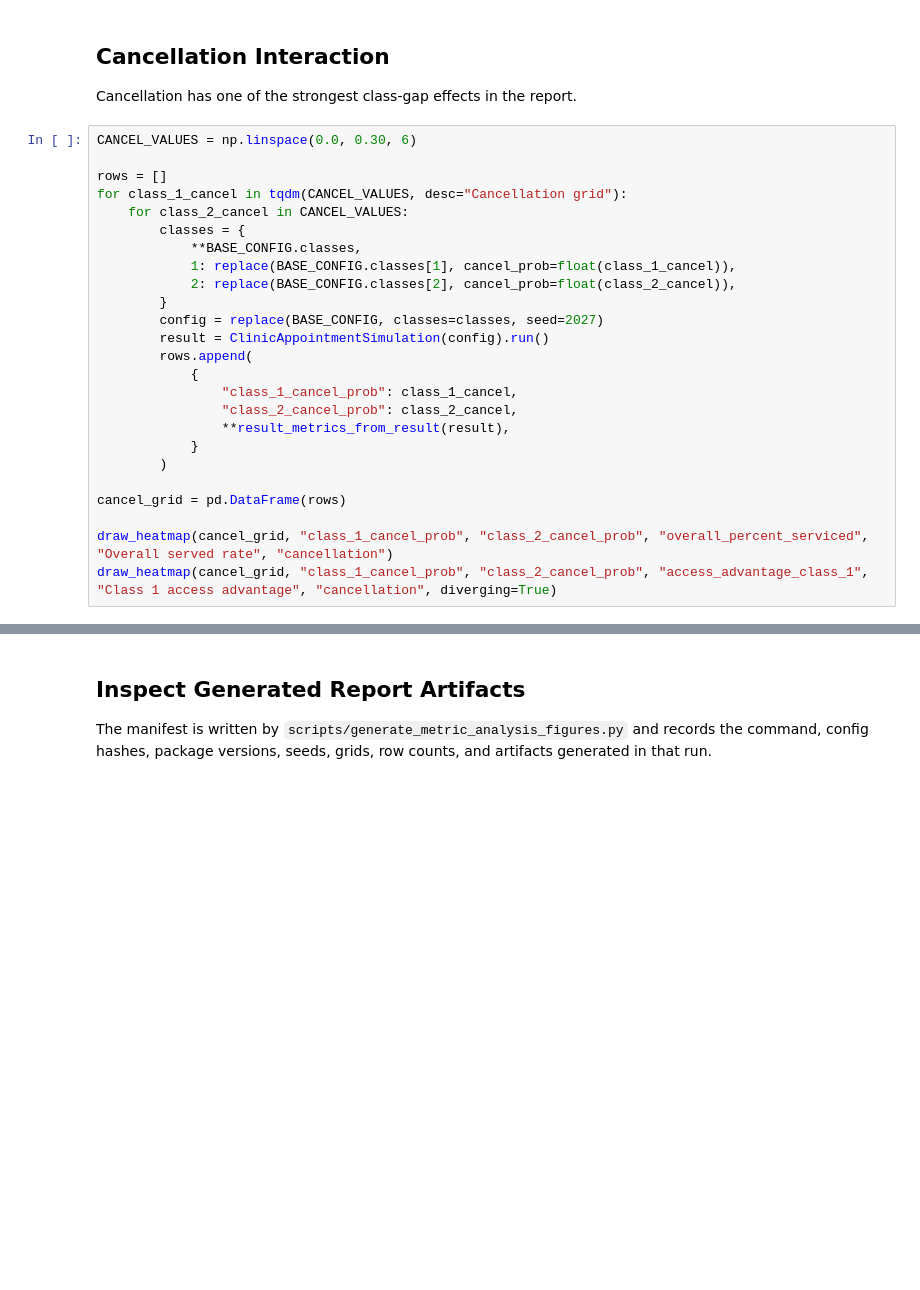
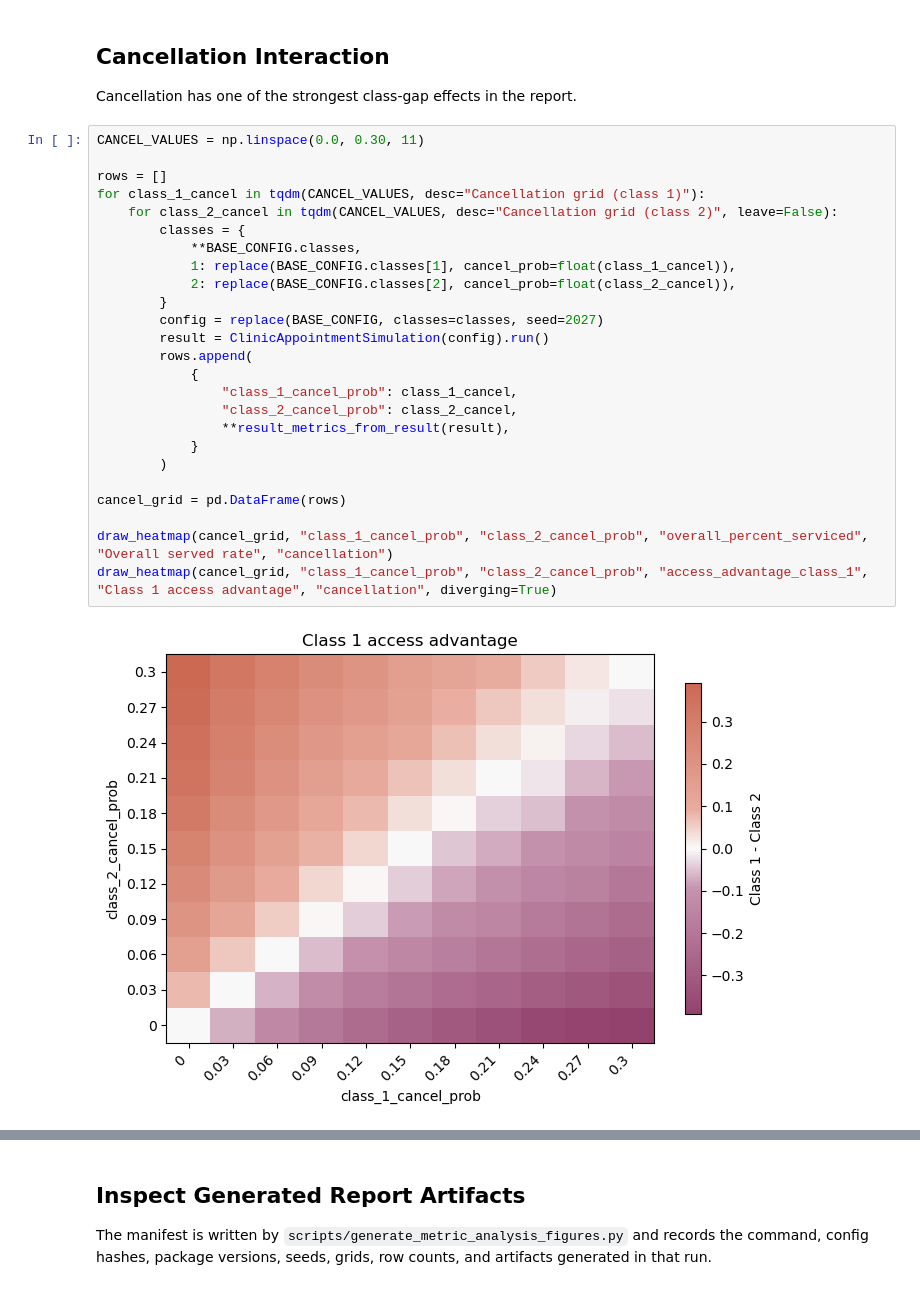
Before and after one commit to YcartXin/CUIMC-Appointment-Simulation, a Jupyter notebook: notebooks/03_heatmaps_and_report_artifacts.ipynb, the cells around one changed output, grey strips where cells are left out. Saved outputs shown, nothing was run; the diff lists cells and outputs as text; blank space fills up the shorter version.

```diff
--- a/notebooks/03_heatmaps_and_report_artifacts.ipynb
+++ b/notebooks/03_heatmaps_and_report_artifacts.ipynb
@@ -123,27 +140,29 @@ draw_heatmap(balk_grid, "class_1_balk_step", "class_2_balk_step", "access_advant
 
 Cancellation has one of the strongest class-gap effects in the report.
 # %%
-CANCEL_VALUES = np.linspace(0.0, 0.30, 6)
+CANCEL_VALUES = np.linspace(0.0, 0.30, 11)
 
 rows = []
-for class_1_cancel in tqdm(CANCEL_VALUES, desc="Cancellation grid"):
-    for class_2_cancel in CANCEL_VALUES:
+for class_1_cancel in tqdm(CANCEL_VALUES, desc="Cancellation grid (class 1)"):
+    for class_2_cancel in tqdm(CANCEL_VALUES, desc="Cancellation grid (class 2)", leave=False):
         classes = {
             **BASE_CONFIG.classes,
             1: replace(BASE_CONFIG.classes[1], cancel_prob=float(class_1_cancel)),
             2: replace(BASE_CONFIG.classes[2], cancel_prob=float(class_2_cancel)),
         }
         config = replace(BASE_CONFIG, classes=classes, seed=2027)
         result = ClinicAppointmentSimulation(config).run()
         rows.append(
             {
                 "class_1_cancel_prob": class_1_cancel,
                 "class_2_cancel_prob": class_2_cancel,
                 **result_metrics_from_result(result),
             }
         )
 
 cancel_grid = pd.DataFrame(rows)
 
 draw_heatmap(cancel_grid, "class_1_cancel_prob", "class_2_cancel_prob", "overall_percent_serviced", "Overall served rate", "cancellation")
 draw_heatmap(cancel_grid, "class_1_cancel_prob", "class_2_cancel_prob", "access_advantage_class_1", "Class 1 access advantage", "cancellation", diverging=True)
+# %% [output]
+[figure, added]
```
Also changed, not shown: parts of 8 cells of this notebook, 24 other files.
